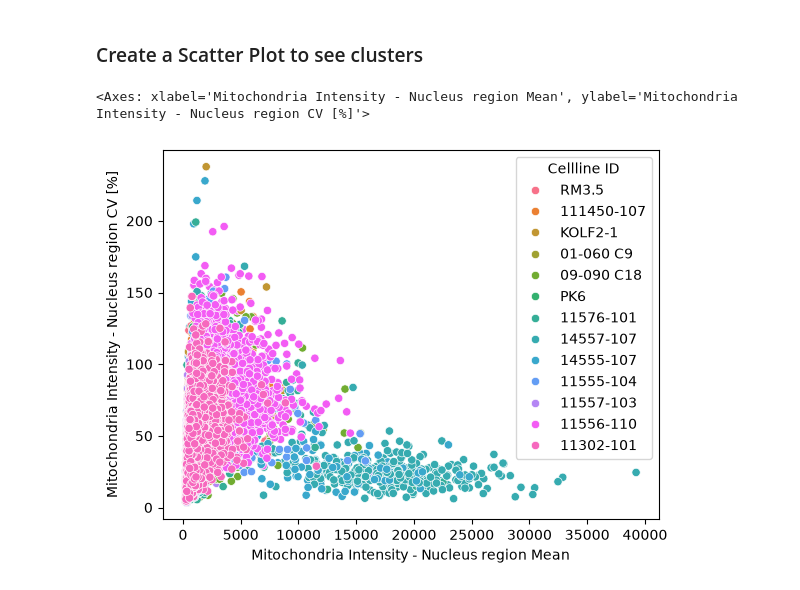
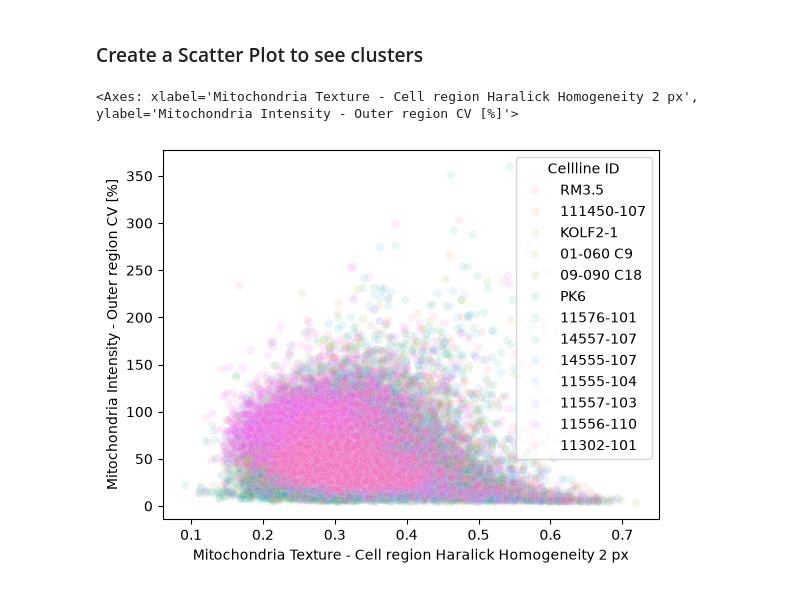
Before and after one commit to Rushik-Rsenal/NeuRA, a Jupyter notebook: 01_dashboard_creation.ipynb, the cells around one changed output. Cells and saved outputs as stored; diff of their text form; code cells hidden in the pictures.

```diff
--- a/01_dashboard_creation.ipynb
+++ b/01_dashboard_creation.ipynb
@@ -9,8 +9,8 @@ import numpy as np
 ## Change the global variable to get the dashboard
 # %%
 # Global variables - CHANGE THESE
-feature = "Mitochondria Intensity - Nucleus region Mean"
-secondary_feature = "Mitochondria Intensity - Nucleus region CV [%]"
+feature = "Mitochondria Texture - Cell region Mean"
+secondary_feature = "Mitochondria Intensity - Outer region CV [%]"
 category = "Cellline ID"
 data_path = 'data/Raw_Data_Batch1_LAB2_CTX2.csv'
 ######
@@ -625,12 +625,13 @@ fig.savefig(f"{feature}.png")
 # %%
 
 
 sns.scatterplot(
     data=mitochondria_df,
     x=feature,
     y=secondary_feature,
     hue=category,
+    alpha=0.1
 )
 # %% [output]
-<Axes: xlabel='Mitochondria Intensity - Nucleus region Mean', ylabel='Mitochondria Intensity - Nucleus region CV [%]'>
+<Axes: xlabel='Mitochondria Texture - Cell region Haralick Homogeneity 2 px', ylabel='Mitochondria Intensity - Outer region CV [%]'>
-[figure, old version]
+[figure, new version]
```
Also changed, not shown: parts of 10 cells of this notebook, 4 other files.
